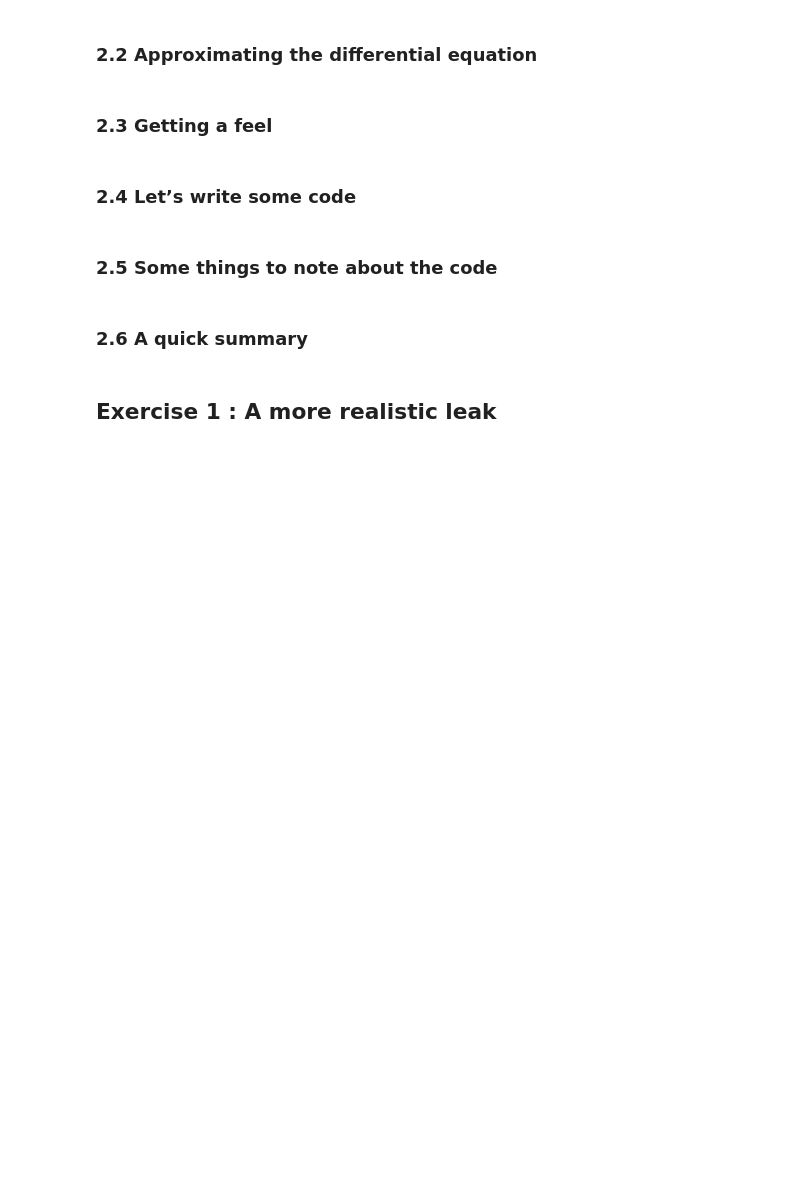
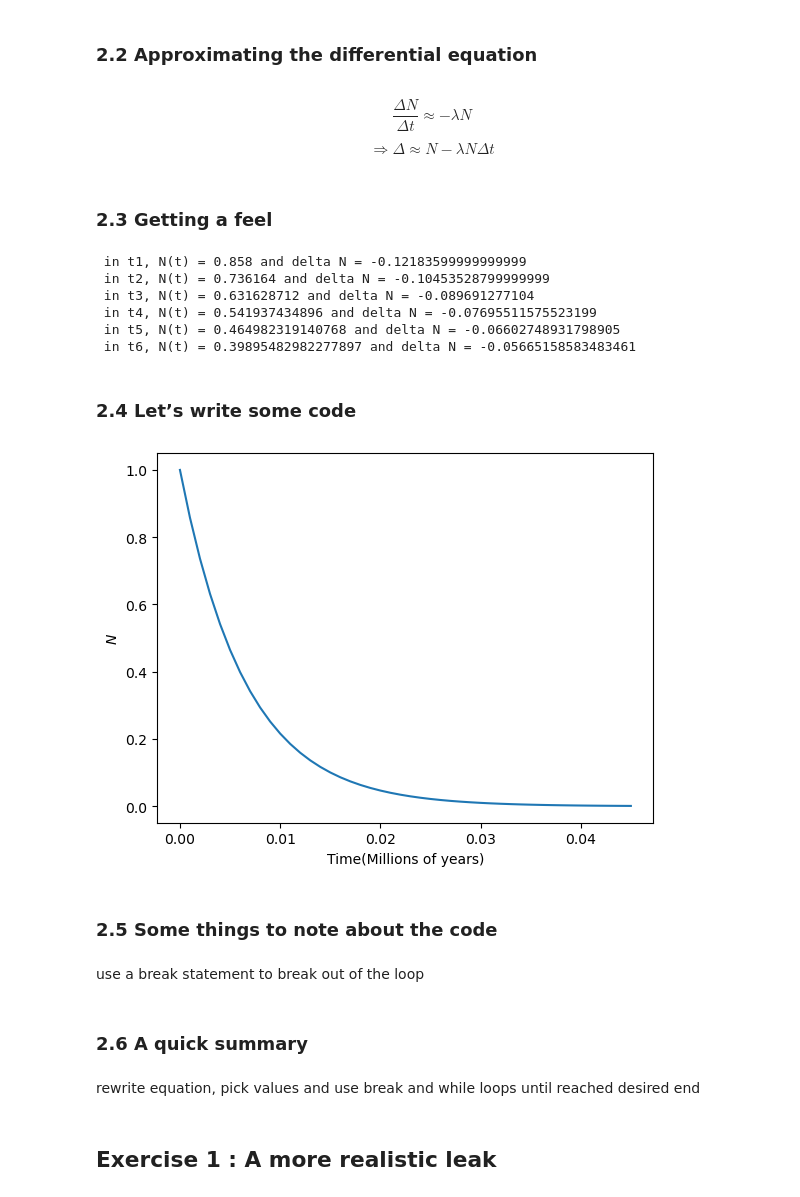
Before and after one commit to SPS-SP2273/learning-portfolio-yugan01, a Jupyter notebook: numerical solutions/numerical_solutions_(need).ipynb, the cells around one changed output. Saved outputs shown, nothing was run; the diff lists cells and outputs as text; code cells hidden in the pictures; blank space fills up the shorter version.

```diff
--- a/numerical solutions/numerical_solutions_(need).ipynb
+++ b/numerical solutions/numerical_solutions_(need).ipynb
@@ -170,12 +196,63 @@ plt.show()
+# %% [markdown]
+$$
+\dfrac{\Delta N}{\Delta t} \approx -\lambda N
+$$
+
+$$
+⇒ \Delta \approx N -\lambda N \Delta t
+$$
 # %% [markdown]
 ### 2.3 Getting a feel
 # %%
-
-# Your code here
+la = 0.142/0.001
+delta = -.142
+n = 1
+l = []
+for i in range(1,7):
+    n += delta
+    delta = -la*0.001*n
+    l.append((i, (n, delta)))
+l = dict(l)
+for i in dict(l):
+    print(f" in t{i}, N(t) = {l[i][0]} and delta N = {l[i][1]}")
+# %% [output]
+ in t1, N(t) = 0.858 and delta N = -0.12183599999999999
+ in t2, N(t) = 0.736164 and delta N = -0.10453528799999999
+ in t3, N(t) = 0.631628712 and delta N = -0.089691277104
+ in t4, N(t) = 0.541937434896 and delta N = -0.07695511575523199
+ in t5, N(t) = 0.464982319140768 and delta N = -0.06602748931798905
+ in t6, N(t) = 0.39895482982277897 and delta N = -0.05665158583483461
 # %% [markdown]
 ### 2.4 Let’s write some code
 # %%
+from matplotlib import pyplot as plt
+decay_constant = 142       # For 85 Rb (per Myr)
+stop_fraction = 1E-3       # stop when the sample has shrunk to
+                           # this fraction of the starting value
+N0 = 1                     # Starting value of N (in billions of atoms)
+dt = .001
+time, N = 0, N0            # Starting values
 
-# Your code here
+all_N, all_time = [], []
+
+while True:
+    all_time.append(time)
+    all_N.append(N)
+
+    dN = -decay_constant*N*dt
+    N += dN
+
+    if N < N0*stop_fraction:
+        break
+
+    time += dt
+
+
+plt.plot(all_time, all_N)
+plt.ylabel('$N$')
+plt.xlabel('Time(Millions of years)')
+plt.show()
+# %% [output]
+[figure, added]
 # %% [markdown]
 ### 2.5 Some things to note about the code
@@ -185,2 +259,4 @@ plt.show()
+# %% [markdown]
+use a break statement to break out of the loop
 # %% [markdown]
 ### 2.6 A quick summary
@@ -190,3 +263,5 @@ plt.show()
+# %% [markdown]
+rewrite equation, pick values and use break and while loops until reached desired end
 # %% [markdown]
 ## Exercise 1 :  A more realistic leak
 # %%
```
Also changed, not shown: parts of 11 cells of this notebook, 1 other file.
